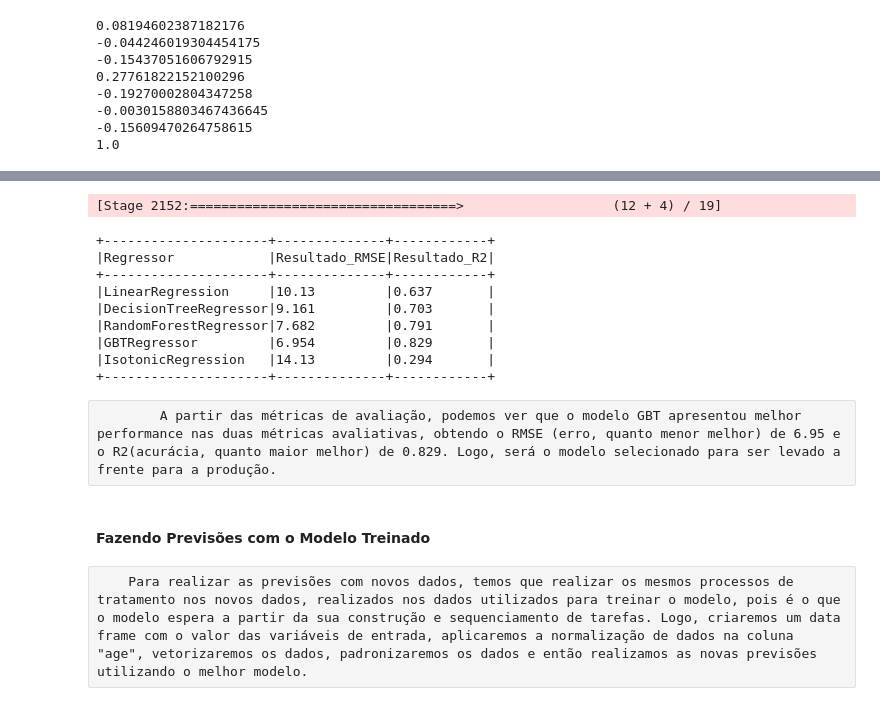
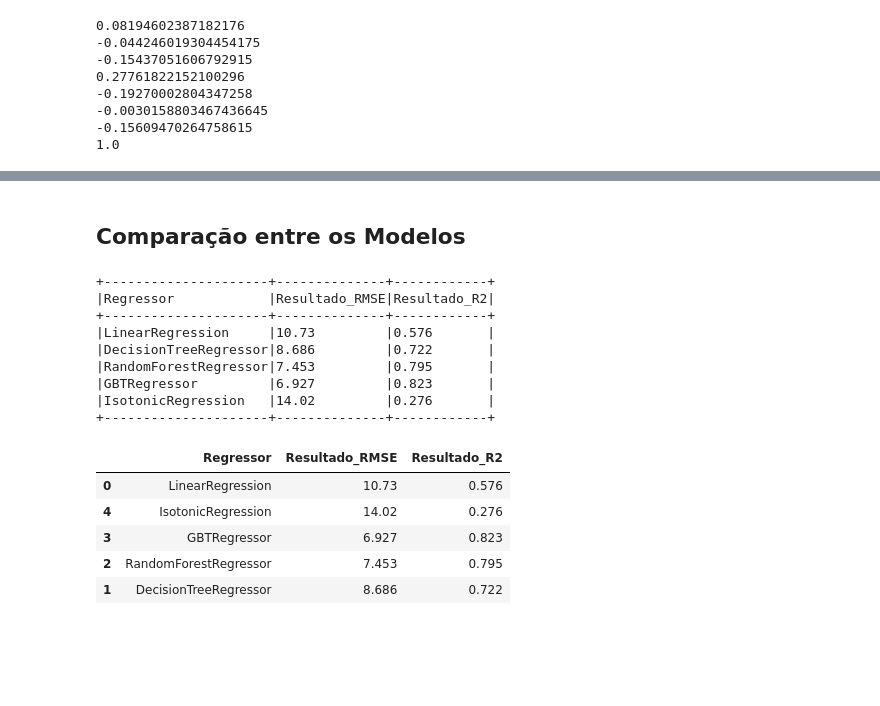
Before and after one commit to semersonantonio/Portifolio, a Jupyter notebook: ModeloParaConcreto/MachineLearningParaEngenhariaCivil.ipynb, the cells around one changed output, grey strips where cells are left out. Cells and saved outputs as stored; diff of their text form; code cells hidden in the pictures; blank space fills up the shorter version.

```diff
--- a/ModeloParaConcreto/MachineLearningParaEngenhariaCivil.ipynb
+++ b/ModeloParaConcreto/MachineLearningParaEngenhariaCivil.ipynb
@@ -614,21 +596,26 @@ Coeficiente R2 em Teste: 0.2948885473415652
+# %% [markdown]
+## Comparação entre os Modelos
+# %%
+# Retorna as linhas diferentes de N/A
+df_resultados_treinamento = df_resultados_treinamento.where("Regressor!='N/A'")
+df_resultados_treinamento.show(10, False)
+# %% [output]
++---------------------+--------------+------------+
+|Regressor            |Resultado_RMSE|Resultado_R2|
++---------------------+--------------+------------+
+|LinearRegression     |10.73         |0.576       |
+|DecisionTreeRegressor|8.686         |0.722       |
+|RandomForestRegressor|7.453         |0.795       |
+|GBTRegressor         |6.927         |0.823       |
+|IsotonicRegression   |14.02         |0.276       |
++---------------------+--------------+------------+
 # %%
-# Retorna as linhas diferentes de N/A
-df_resultados_treinamento = df_resultados_treinamento.where("Regressor!='N/A'")
-df_resultados_treinamento.show(10, False)
+# Coletando os resultados como DataFrame do Spark para Pandas
+resultados_pandas = df_resultados_treinamento.toPandas().sort_values(by='Resultado_RMSE', ascending=True)
 # %% [output]
-[Stage 2152:==================================>                   (12 + 4) / 19]
-+---------------------+--------------+------------+
-|Regressor            |Resultado_RMSE|Resultado_R2|
-+---------------------+--------------+------------+
-|LinearRegression     |10.13         |0.637       |
-|DecisionTreeRegressor|9.161         |0.703       |
-|RandomForestRegressor|7.682         |0.791       |
-|GBTRegressor         |6.954         |0.829       |
-|IsotonicRegression   |14.13         |0.294       |
-+---------------------+--------------+------------+
+|  | Regressor | Resultado_RMSE | Resultado_R2 |
+| 0 | LinearRegression | 10.73 | 0.576 |
+| 4 | IsotonicRegression | 14.02 | 0.276 |
+| 3 | GBTRegressor | 6.927 | 0.823 |
+| 2 | RandomForestRegressor | 7.453 | 0.795 |
+| 1 | DecisionTreeRegressor | 8.686 | 0.722 |
-# %% [raw]
-        A partir das métricas de avaliação, podemos ver que o modelo GBT apresentou melhor performance nas duas métricas avaliativas, obtendo o RMSE (erro, quanto menor melhor) de 6.95 e o R2(acurácia, quanto maior melhor) de 0.829. Logo, será o modelo selecionado para ser levado a frente para a produção.
-# %% [markdown]
-#### Fazendo Previsões com o Modelo Treinado
-# %% [raw]
-    Para realizar as previsões com novos dados, temos que realizar os mesmos processos de tratamento nos novos dados, realizados nos dados utilizados para treinar o modelo, pois é o que o modelo espera a partir da sua construção e sequenciamento de tarefas. Logo, criaremos um data frame com o valor das variáveis de entrada, aplicaremos a normalização de dados na coluna "age", vetorizaremos os dados, padronizaremos os dados e então realizamos as novas previsões utilizando o melhor modelo.
```
Also changed, not shown: parts of 20 cells of this notebook, 1 other file.
